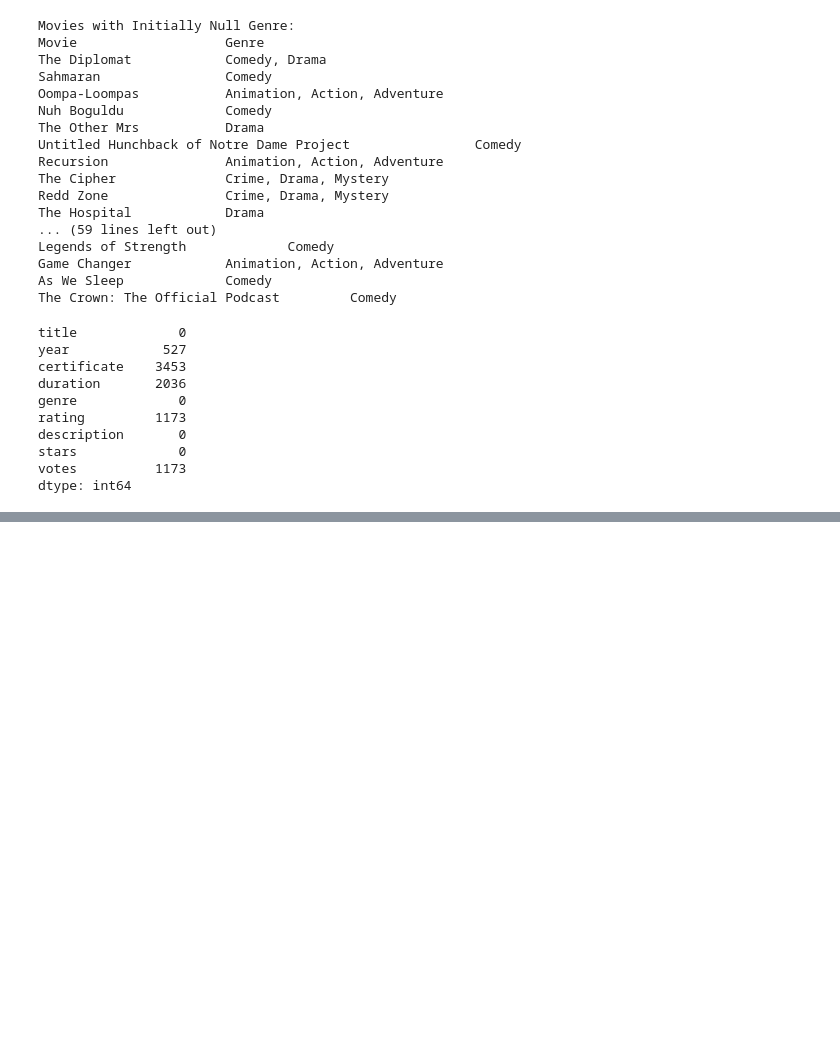
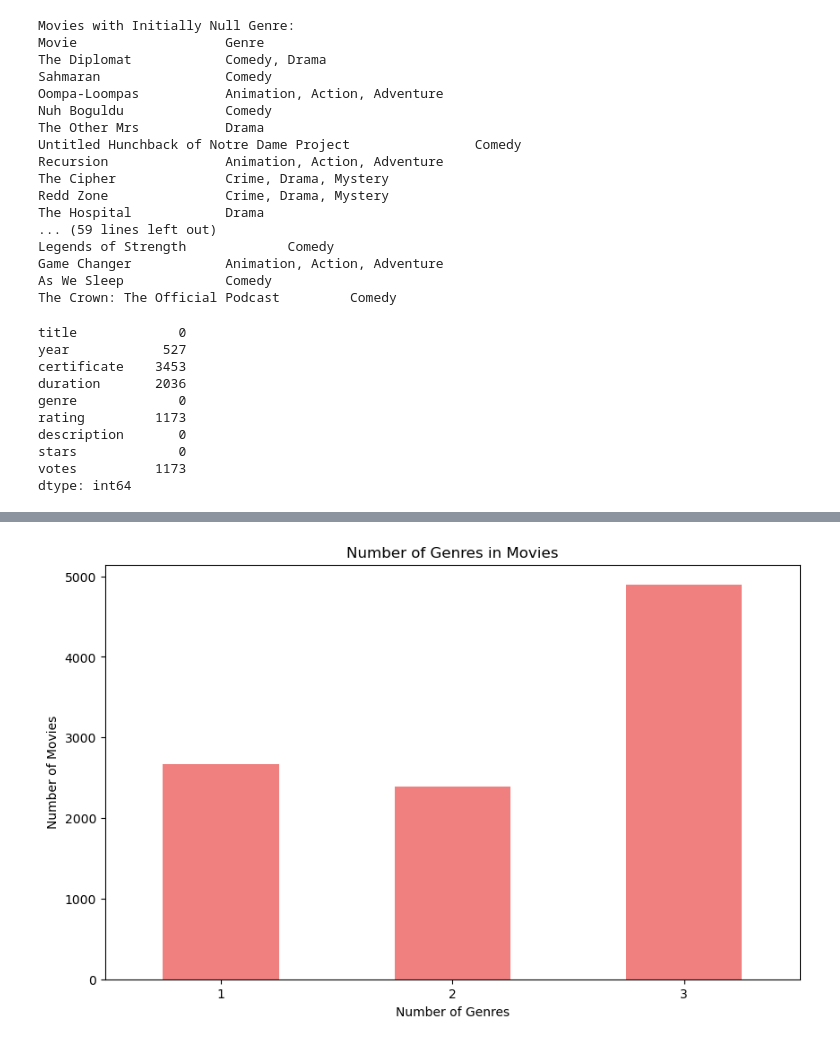
Before and after one commit to sidkarma/Netflix-Recommendation-System, a Jupyter notebook: Untitled.ipynb, the cells around one changed output, grey strips where cells are left out. Saved outputs shown, nothing was run; the diff lists cells and outputs as text; code cells hidden in the pictures; blank space fills up the shorter version.

```diff
--- a/Untitled.ipynb
+++ b/Untitled.ipynb
@@ -483,0 +497,17 @@ Top 20 Highest-Rated Action-Comedy Movies Released After 2018 or in 2018:
+# %%
+# Count the number of genres for each movie
+df['num_genres'] = df['genre'].str.split(',').apply(lambda x: len(x) if x[0] != '' else 0)
+
+# Count occurrences of each number of genres
+num_genres_counts = df['num_genres'].value_counts()
+
+# Plotting
+plt.figure(figsize=(10, 6))
+num_genres_counts.sort_index().plot(kind='bar', color='lightcoral')
+plt.title('Number of Genres in Movies')
+plt.xlabel('Number of Genres')
+plt.ylabel('Number of Movies')
+plt.xticks(rotation=0)
+plt.show()
+# %% [output]
+[figure, added]
```
Also changed, not shown: parts of 26 cells of this notebook.
